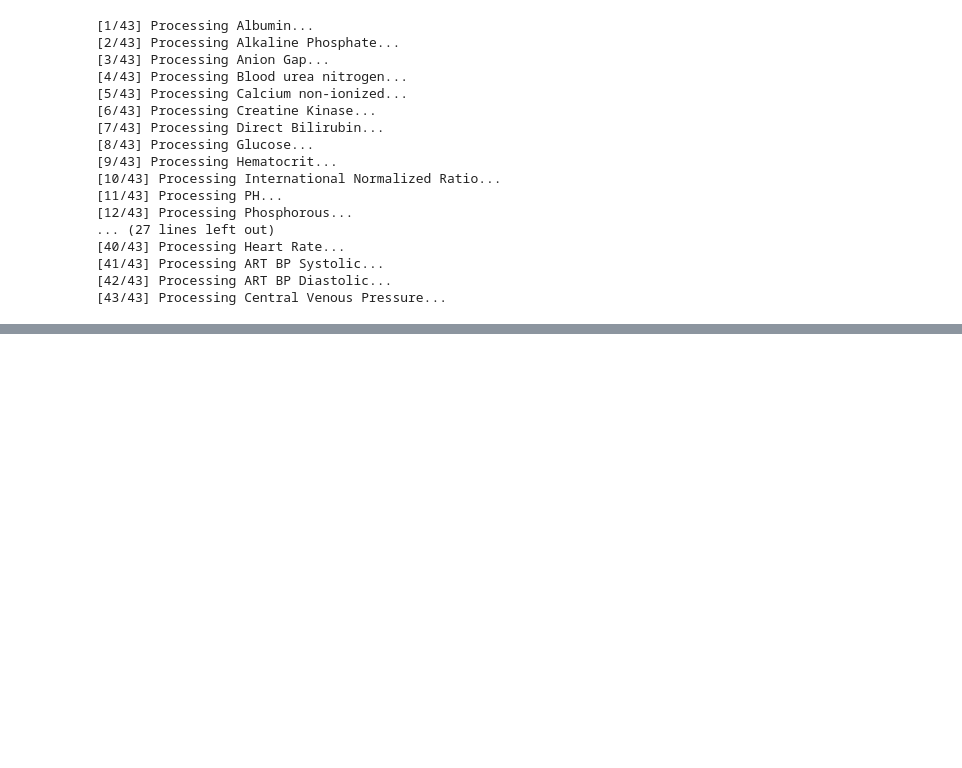
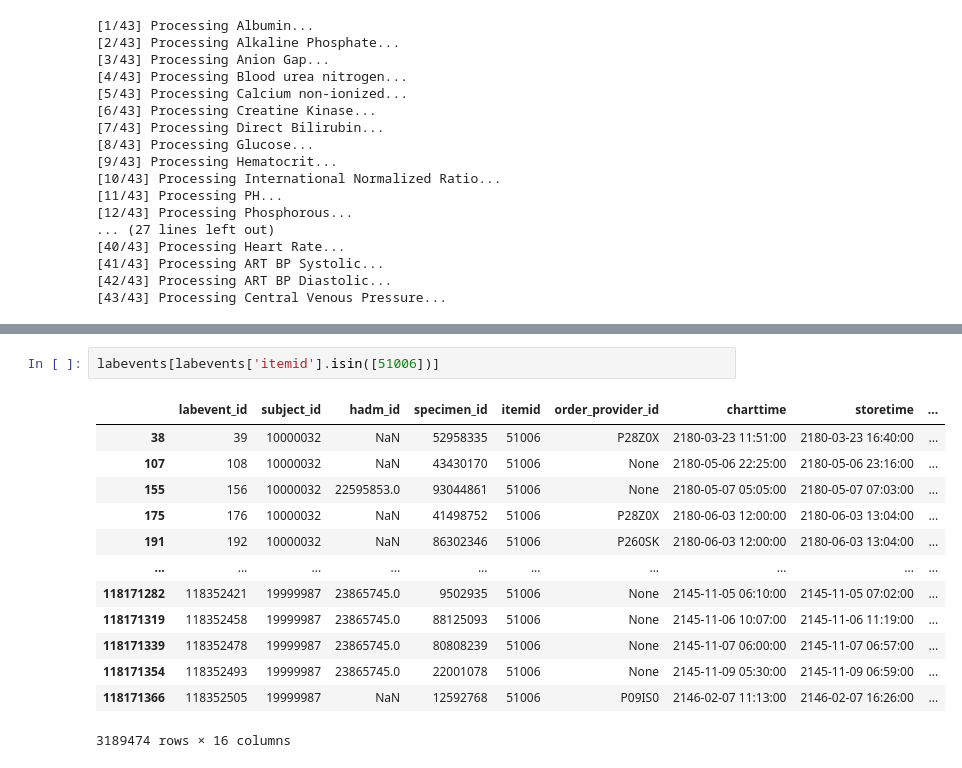
Before and after one commit to cyp-ark/RL-AIAKI, a Jupyter notebook: code/2_.ipynb, the cells around one changed output, grey strips where cells are left out. Saved outputs shown, nothing was run; the diff lists cells and outputs as text; blank space fills up the shorter version.

```diff
--- a/code/2_.ipynb
+++ b/code/2_.ipynb
@@ -200,0 +235,16 @@ for i,idx in tqdm(enumerate(labvalues.abbreviation)):
+# %%
+labevents[labevents['itemid'].isin([51006])]
+# %% [output]
+|  | labevent_id | subject_id | hadm_id | specimen_id | itemid | order_provider_id | charttime | storetime | ... |
+| 38 | 39 | 10000032 | NaN | 52958335 | 51006 | P28Z0X | 2180-03-23 11:51:00 | 2180-03-23 16:40:00 | ... |
+| 107 | 108 | 10000032 | NaN | 43430170 | 51006 | None | 2180-05-06 22:25:00 | 2180-05-06 23:16:00 | ... |
+| 155 | 156 | 10000032 | 22595853.0 | 93044861 | 51006 | None | 2180-05-07 05:05:00 | 2180-05-07 07:03:00 | ... |
+| 175 | 176 | 10000032 | NaN | 41498752 | 51006 | P28Z0X | 2180-06-03 12:00:00 | 2180-06-03 13:04:00 | ... |
+| 191 | 192 | 10000032 | NaN | 86302346 | 51006 | P260SK | 2180-06-03 12:00:00 | 2180-06-03 13:04:00 | ... |
+| ... | ... | ... | ... | ... | ... | ... | ... | ... | ... |
+| 118171282 | 118352421 | 19999987 | 23865745.0 | 9502935 | 51006 | None | 2145-11-05 06:10:00 | 2145-11-05 07:02:00 | ... |
+| 118171319 | 118352458 | 19999987 | 23865745.0 | 88125093 | 51006 | None | 2145-11-06 10:07:00 | 2145-11-06 11:19:00 | ... |
+| 118171339 | 118352478 | 19999987 | 23865745.0 | 80808239 | 51006 | None | 2145-11-07 06:00:00 | 2145-11-07 06:57:00 | ... |
+| 118171354 | 118352493 | 19999987 | 23865745.0 | 22001078 | 51006 | None | 2145-11-09 05:30:00 | 2145-11-09 06:59:00 | ... |
+| 118171366 | 118352505 | 19999987 | NaN | 12592768 | 51006 | P09IS0 | 2146-02-07 11:13:00 | 2146-02-07 16:26:00 | ... |
+3189474 rows × 16 columns
```
Also changed, not shown: parts of 3 cells of this notebook, 2 other files.
